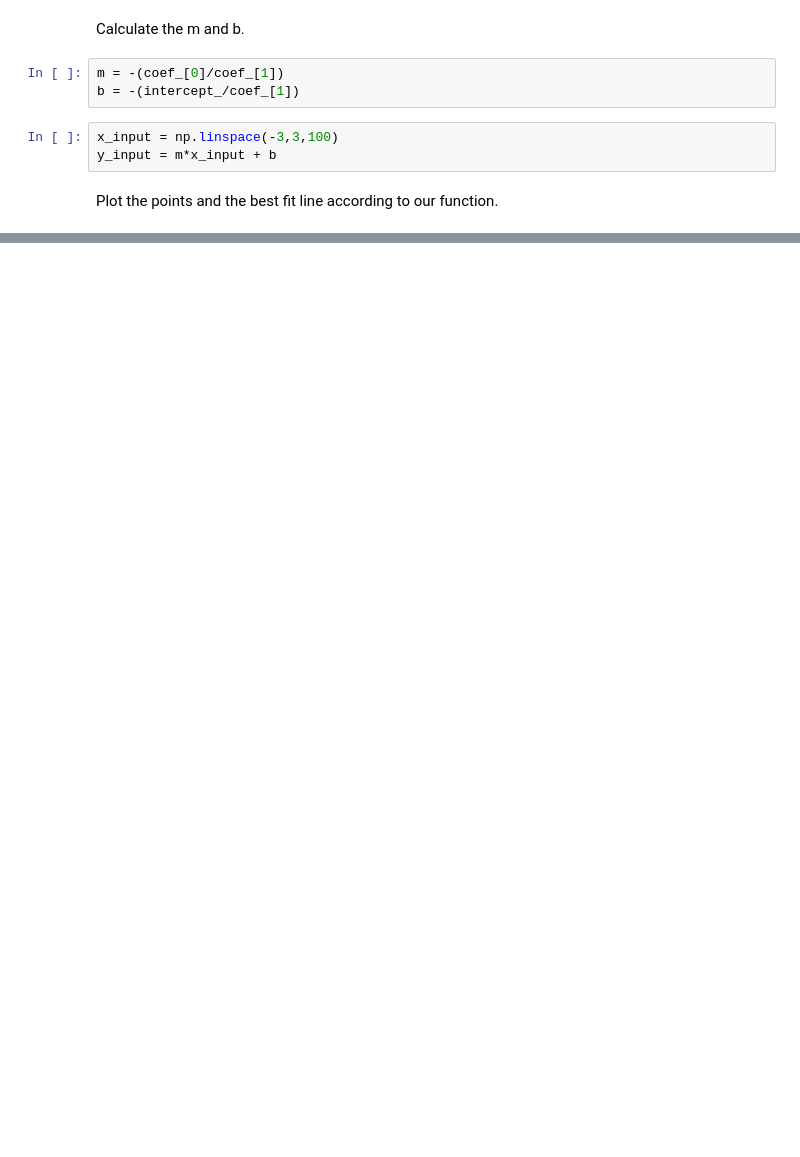
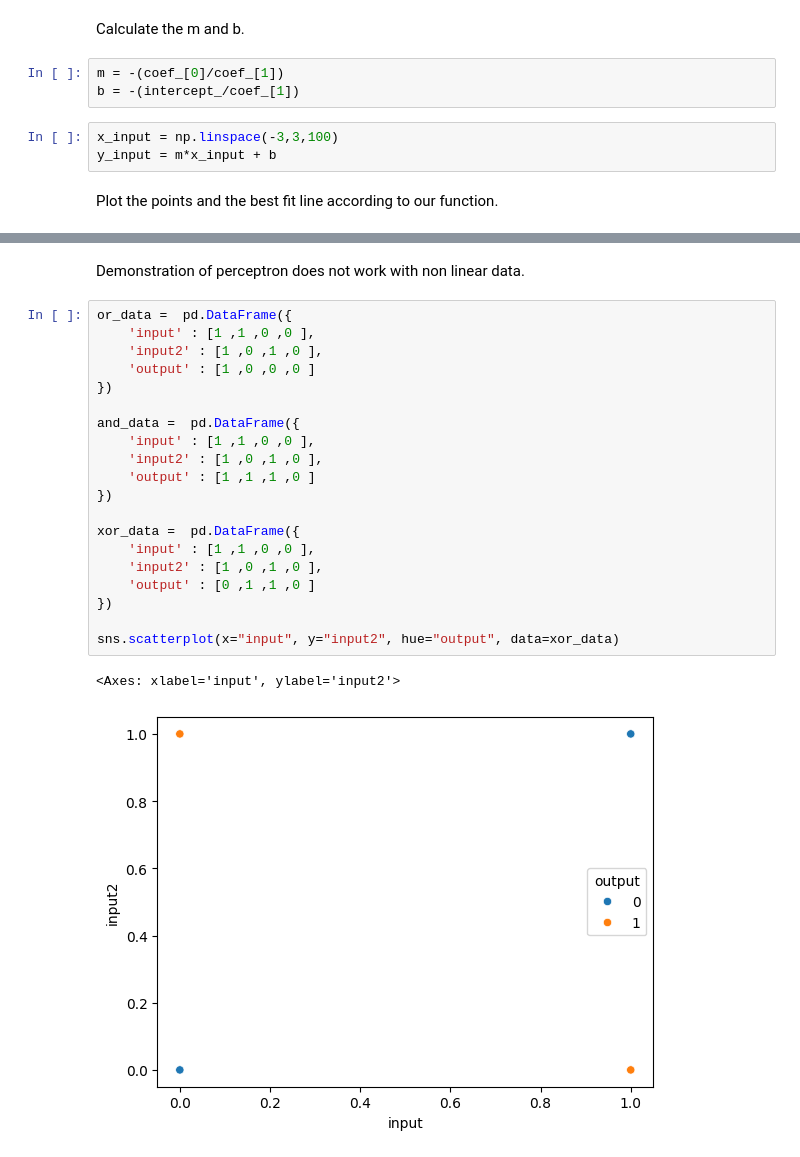
Before and after one commit to hardikchoudharyhc/learning_code, a Jupyter notebook: DL/01_Perceptron.ipynb, the cells around one changed output, grey strips where cells are left out. Saved outputs shown, nothing was run; the diff lists cells and outputs as text; blank space fills up the shorter version.

```diff
--- a/DL/01_Perceptron.ipynb
+++ b/DL/01_Perceptron.ipynb
@@ -115,0 +183,25 @@ plt.ylim(-3,2)
+# %% [markdown]
+Demonstration of perceptron does not work with non linear data.
+# %%
+or_data =  pd.DataFrame({
+    'input' : [1 ,1 ,0 ,0 ],
+    'input2' : [1 ,0 ,1 ,0 ],
+    'output' : [1 ,0 ,0 ,0 ]
+})
+
+and_data =  pd.DataFrame({
+    'input' : [1 ,1 ,0 ,0 ],
+    'input2' : [1 ,0 ,1 ,0 ],
+    'output' : [1 ,1 ,1 ,0 ]
+})
+
+xor_data =  pd.DataFrame({
+    'input' : [1 ,1 ,0 ,0 ],
+    'input2' : [1 ,0 ,1 ,0 ],
+    'output' : [0 ,1 ,1 ,0 ]
+})
+
+sns.scatterplot(x="input", y="input2", hue="output", data=xor_data)
+# %% [output]
+<Axes: xlabel='input', ylabel='input2'>
+[figure, added]
```
Also changed, not shown: parts of 21 cells of this notebook.
